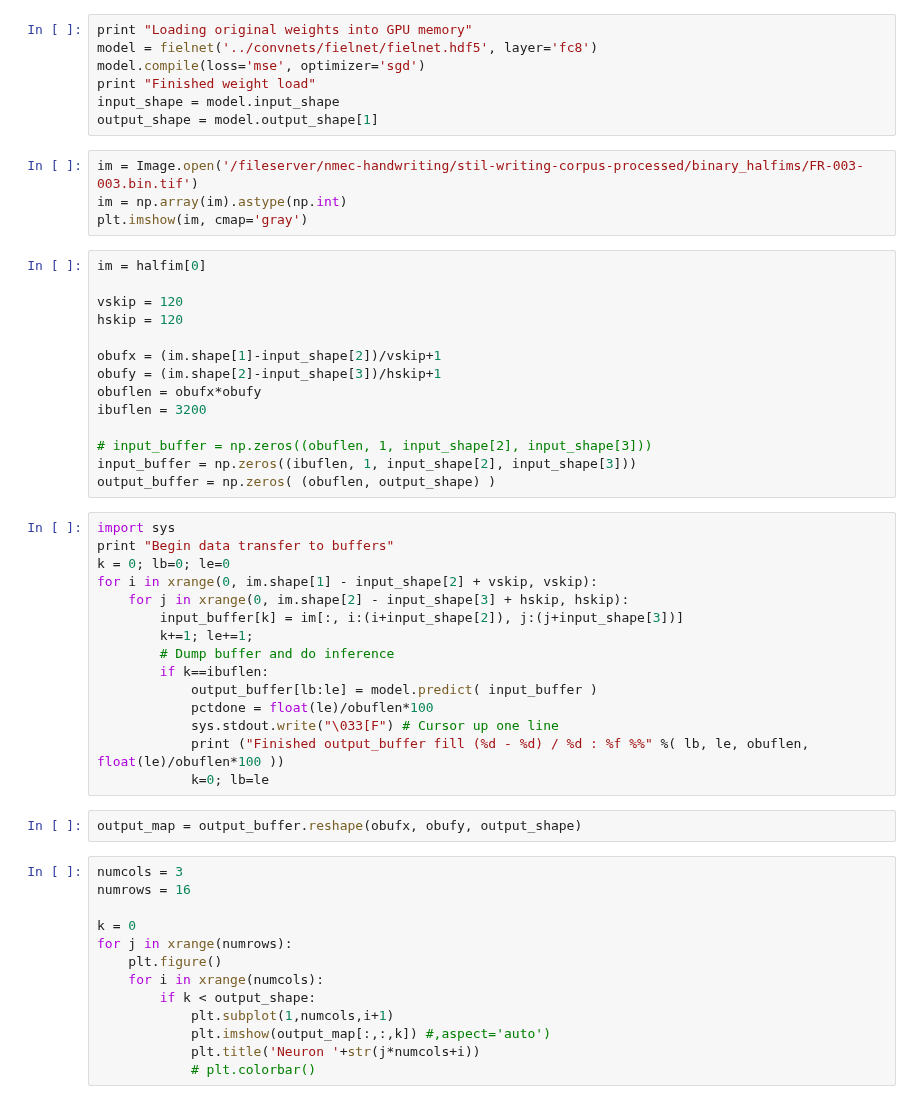
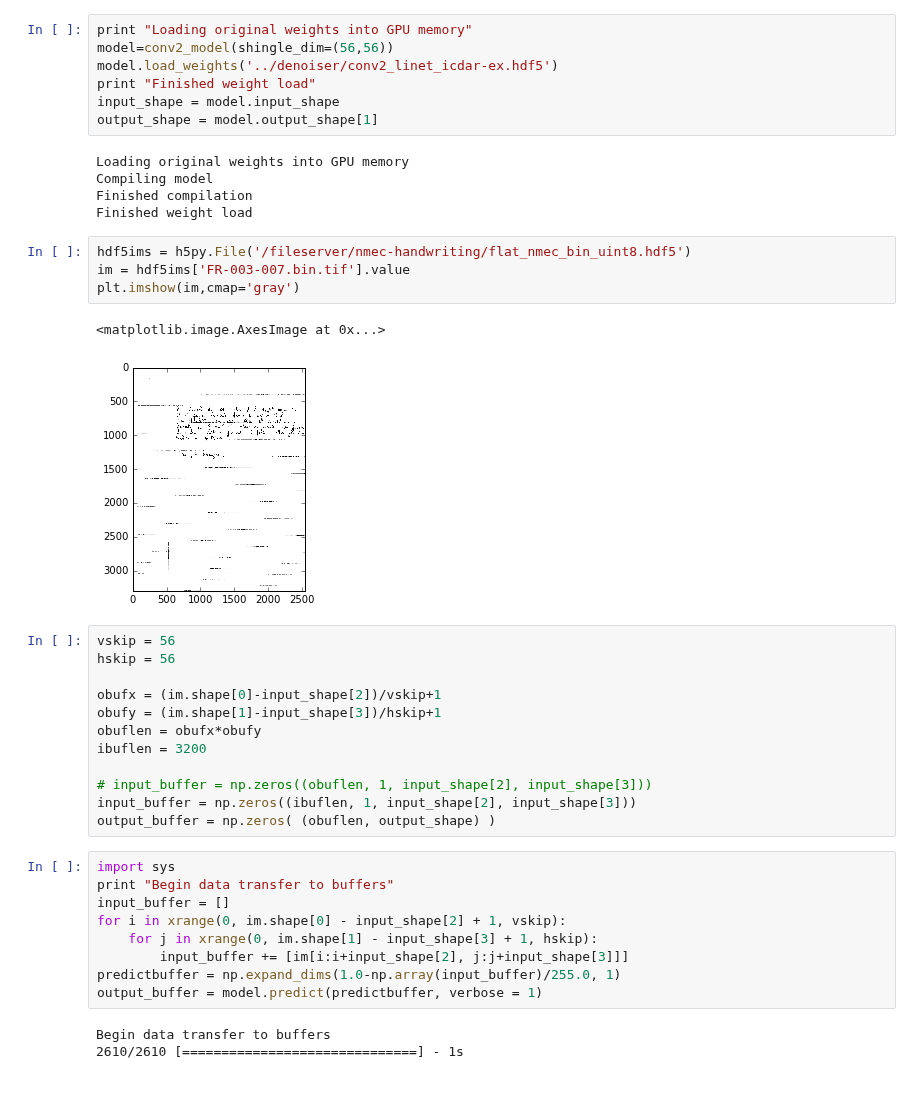
Before and after one commit to Lab41/d-script, a Jupyter notebook: inference2d/denoise-fullim.ipynb, the cells around one changed output. Cells and saved outputs as stored; diff of their text form.

Commit message:
Finished building image denoiser

```diff
--- a/inference2d/denoise-fullim.ipynb
+++ b/inference2d/denoise-fullim.ipynb
@@ -36,22 +37,28 @@ Using gpu device 0: GeForce GTX 980M (CNMeM is disabled)
 # %%
 print "Loading original weights into GPU memory"
-model = fielnet('../convnets/fielnet/fielnet.hdf5', layer='fc8')
-model.compile(loss='mse', optimizer='sgd')
+model=conv2_model(shingle_dim=(56,56))
+model.load_weights('../denoiser/conv2_linet_icdar-ex.hdf5')
 print "Finished weight load"
 input_shape = model.input_shape
 output_shape = model.output_shape[1]
+# %% [output]
+Loading original weights into GPU memory
+Compiling model
+Finished compilation
+Finished weight load
 # %%
-im = Image.open('/fileserver/nmec-handwriting/stil-writing-corpus-processed/binary_halfims/FR-003-003.bin.tif')
-im = np.array(im).astype(np.int)
-plt.imshow(im, cmap='gray')
+hdf5ims = h5py.File('/fileserver/nmec-handwriting/flat_nmec_bin_uint8.hdf5')
+im = hdf5ims['FR-003-007.bin.tif'].value
+plt.imshow(im,cmap='gray')
+# %% [output]
+<matplotlib.image.AxesImage at 0x...>
+[figure, added]
 # %%
-im = halfim[0]
+vskip = 56
+hskip = 56
 
-vskip = 120
-hskip = 120
-
-obufx = (im.shape[1]-input_shape[2])/vskip+1
-obufy = (im.shape[2]-input_shape[3])/hskip+1
+obufx = (im.shape[0]-input_shape[2])/vskip+1
+obufy = (im.shape[1]-input_shape[3])/hskip+1
 obuflen = obufx*obufy
 ibuflen = 3200
 
@@ -61,30 +68,12 @@ output_buffer = np.zeros( (obuflen, output_shape) )
 # %%
 import sys
 print "Begin data transfer to buffers"
-k = 0; lb=0; le=0
-for i in xrange(0, im.shape[1] - input_shape[2] + vskip, vskip):
-    for j in xrange(0, im.shape[2] - input_shape[3] + hskip, hskip):
-        input_buffer[k] = im[:, i:(i+input_shape[2]), j:(j+input_shape[3])]
-        k+=1; le+=1;
-        # Dump buffer and do inference
-        if k==ibuflen:
-            output_buffer[lb:le] = model.predict( input_buffer )
-            pctdone = float(le)/obuflen*100
-            sys.stdout.write("\033[F") # Cursor up one line
-            print ("Finished output_buffer fill (%d - %d) / %d : %f %%" %( lb, le, obuflen, float(le)/obuflen*100 ))
-            k=0; lb=le
+input_buffer = []
+for i in xrange(0, im.shape[0] - input_shape[2] + 1, vskip):
+    for j in xrange(0, im.shape[1] - input_shape[3] + 1, hskip):
+        input_buffer += [im[i:i+input_shape[2], j:j+input_shape[3]]]
+predictbuffer = np.expand_dims(1.0-np.array(input_buffer)/255.0, 1)
+output_buffer = model.predict(predictbuffer, verbose = 1)
+# %% [output]
+Begin data transfer to buffers
+2610/2610 [==============================] - 1s
-# %%
-output_map = output_buffer.reshape(obufx, obufy, output_shape)
-# %%
-numcols = 3
-numrows = 16
-
-k = 0
-for j in xrange(numrows):
-    plt.figure()
-    for i in xrange(numcols):
-        if k < output_shape:
-            plt.subplot(1,numcols,i+1)
-            plt.imshow(output_map[:,:,k]) #,aspect='auto')
-            plt.title('Neuron '+str(j*numcols+i))
-            # plt.colorbar()
```
Also changed, not shown: parts of 4 cells of this notebook, 1 other file.
